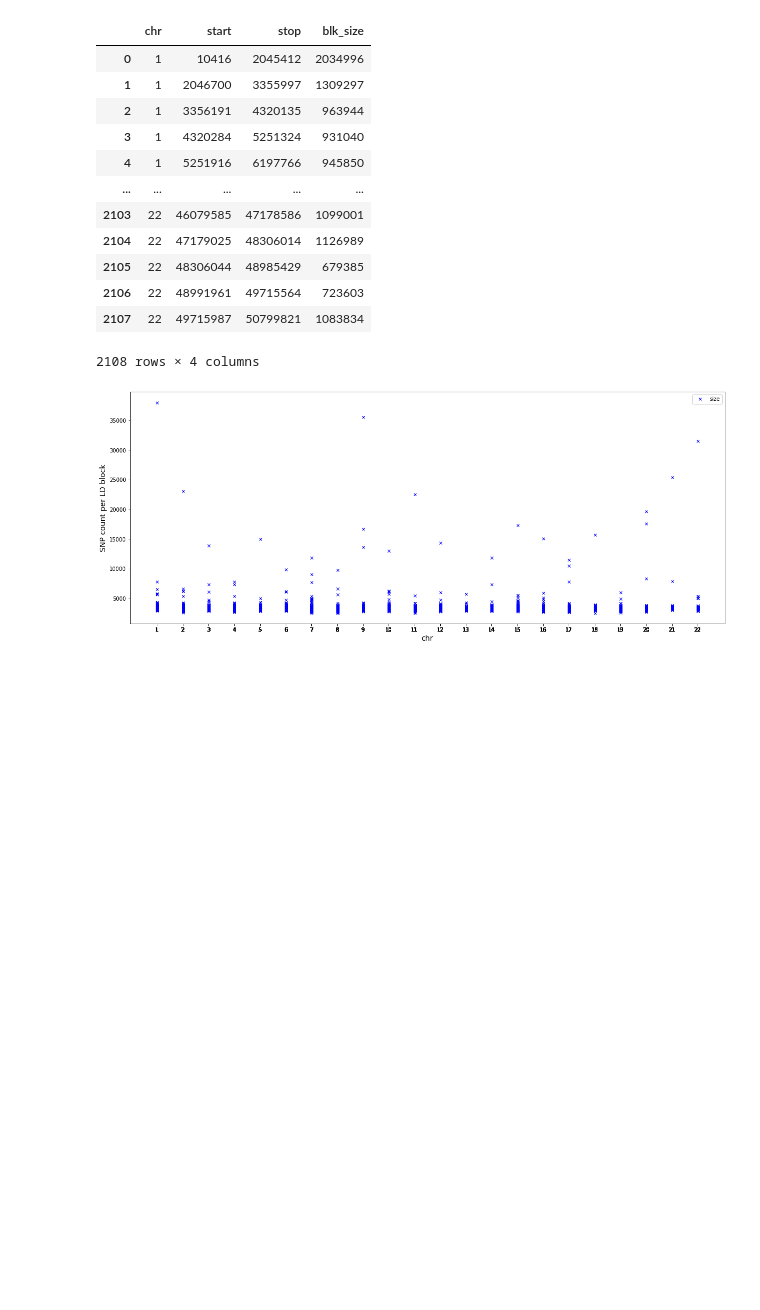
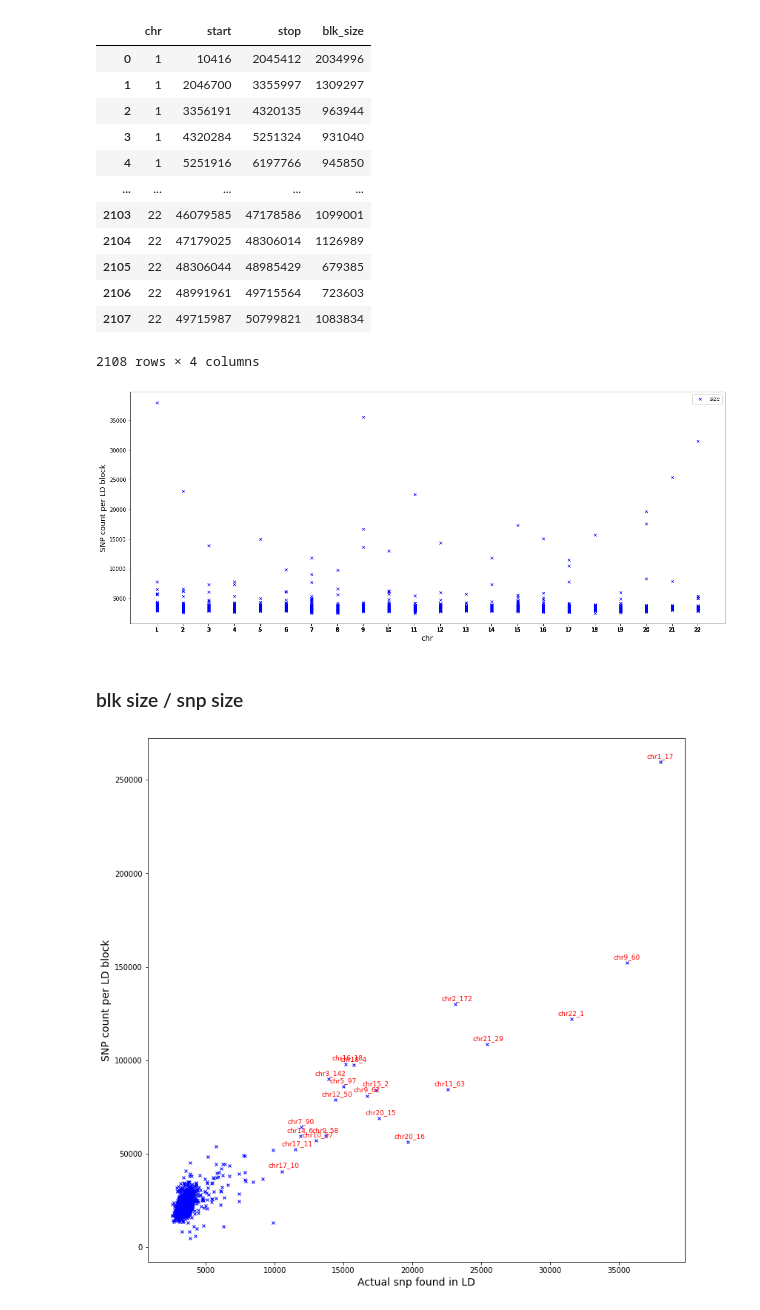
Before and after one commit to teresa-sansan/ADSP_polyfun, a Jupyter notebook: carma/check_blksize.ipynb, the cells around one changed output. Cells and saved outputs as stored; diff of their text form; code cells hidden in the pictures; blank space fills up the shorter version.

Commit message:
check ld size

```diff
--- a/carma/check_blksize.ipynb
+++ b/carma/check_blksize.ipynb
@@ -69,3 +83,22 @@ plt.xlabel('chr', fontsize=14)
 plt.show()
 # %% [output]
 [figure]
+# %% [markdown]
+### blk size / snp size
+# %%
+snp_blk = pd.read_csv('/gpfs/commons/groups/knowles_lab/data/ADSP_reguloML/LD/LD_CARMA/count/count_snp.txt', sep =' ', names=['chr','blk','snp_in_ld','actual_snp_count'])
+# %%
+snp_blk['label'] = 'chr'+snp_blk['chr'].astype(str) + '_' + snp_blk['blk'].astype(str)
+# %%
+snp_blk.plot("actual_snp_count", "snp_in_ld", linestyle='None', marker='x', markersize=4, color='blue', figsize=(13,13), legend = False)
+# plt.xticks(blk.chr, fontsize=10)
+for i in range(len(snp_blk)):
+    if snp_blk['actual_snp_count'][i] > 10000:
+        plt.annotate(snp_blk['label'][i],
+                     (snp_blk['actual_snp_count'][i]-1000, snp_blk['snp_in_ld'][i]+2000),
+                     fontsize=9, color='red')
+plt.ylabel('SNP count per LD block', fontsize=14)
+plt.xlabel('Actual snp found in LD', fontsize=14)
+plt.show()
+# %% [output]
+[figure, added]
```
Also changed, not shown: parts of 1 cell of this notebook, 3 other files.
